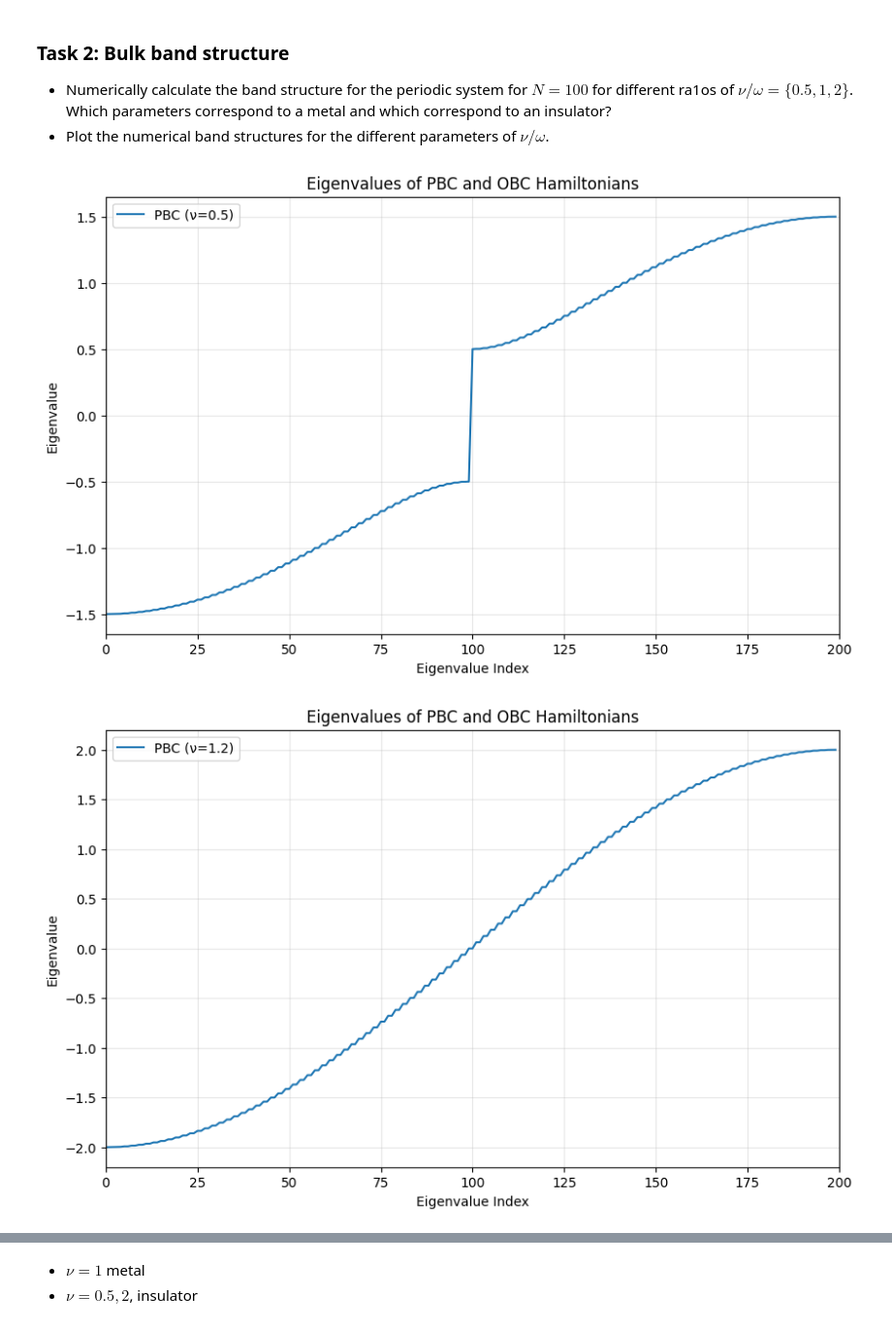
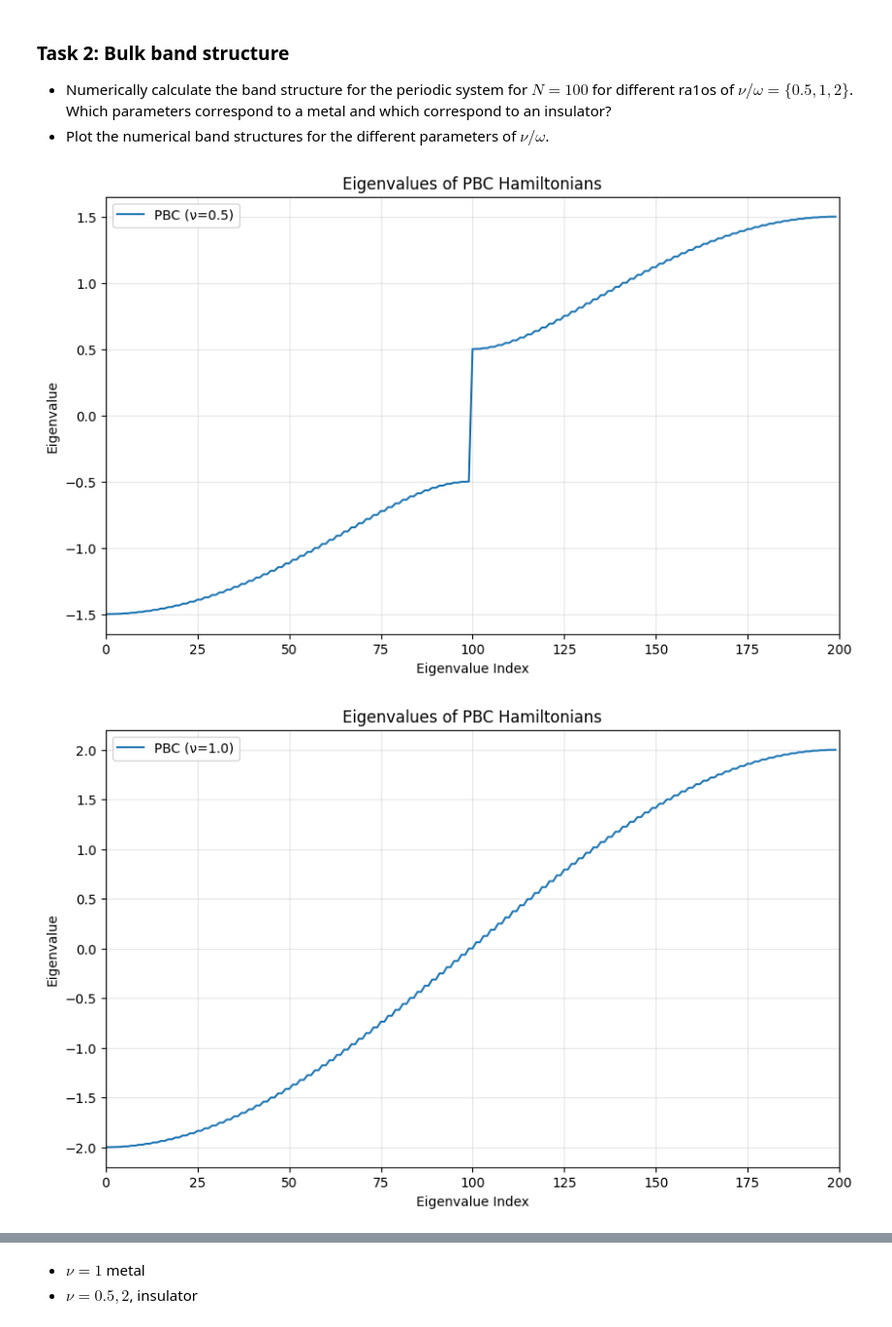
Before and after one commit to zengxuanliu2005/Solid_State_Physics_Project, a Jupyter notebook: scr/project.ipynb, the cells around one changed output, grey strips where cells are left out. Shown at 97% size. Saved outputs shown, nothing was run; the diff lists cells and outputs as text; code cells hidden in the pictures.

```diff
--- a/scr/project.ipynb
+++ b/scr/project.ipynb
@@ -213,36 +214,36 @@ E_PBC_3, psi_PBC_3 = np.linalg.eigh(pbc_Hamiltonian(N, nu_3, omega))
 # %%
 plt.figure(figsize=(10, 6))
 
 plt.plot(range(2 * N), E_PBC_1, label='PBC (ν=0.5)')
 plt.xlabel('Eigenvalue Index')
 plt.ylabel('Eigenvalue')
-plt.title('Eigenvalues of PBC and OBC Hamiltonians')
+plt.title('Eigenvalues of PBC Hamiltonians')
 plt.legend(loc='upper left')
 plt.grid(True, alpha = 0.3)
 plt.xlim(0, 2 * N)
 plt.show()
 
 plt.figure(figsize=(10, 6))
 
-plt.plot(range(2 * N), E_PBC_2, label='PBC (ν=1.2)')
+plt.plot(range(2 * N), E_PBC_2, label='PBC (ν=1.0)')
 plt.xlabel('Eigenvalue Index')
 plt.ylabel('Eigenvalue')
-plt.title('Eigenvalues of PBC and OBC Hamiltonians')
+plt.title('Eigenvalues of PBC Hamiltonians')
 plt.legend(loc='upper left')
 plt.grid(True, alpha = 0.3)
 plt.xlim(0, 2 * N)
 plt.show()
 
 plt.figure(figsize=(10, 6))
 
 plt.plot(range(2 * N), E_PBC_3, label='PBC (ν=2.0)')
 plt.xlabel('Eigenvalue Index')
 plt.ylabel('Eigenvalue')
-plt.title('Eigenvalues of PBC and OBC Hamiltonians')
+plt.title('Eigenvalues of PBC Hamiltonians')
 plt.legend(loc='upper left')
 plt.grid(True, alpha = 0.3)
 plt.xlim(0, 2 * N)
 plt.show()
 # %% [output]
-[figure, old version]
+[figure, new version]
-[figure, old version]
+[figure, new version]
```
Also changed, not shown: parts of 15 cells of this notebook, 20 other files.
